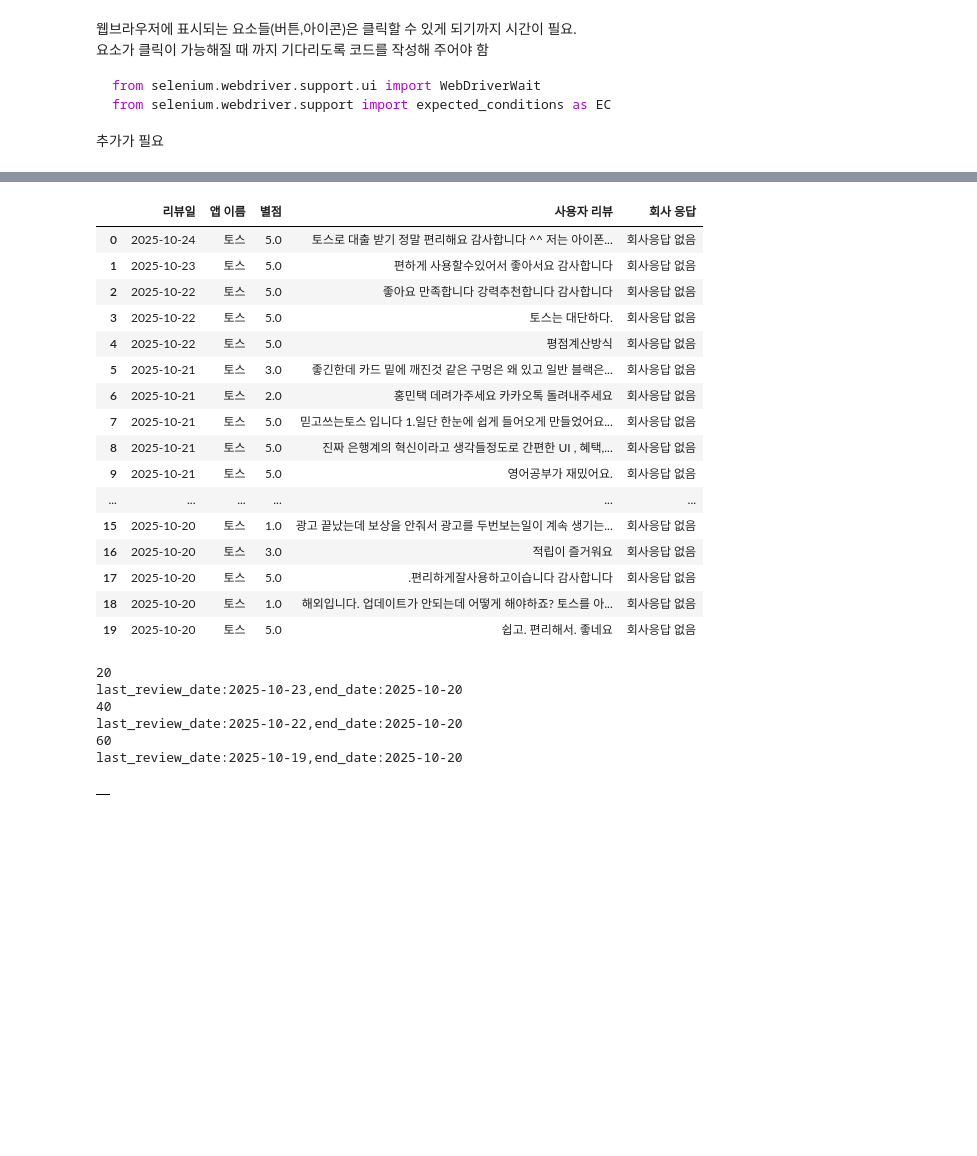
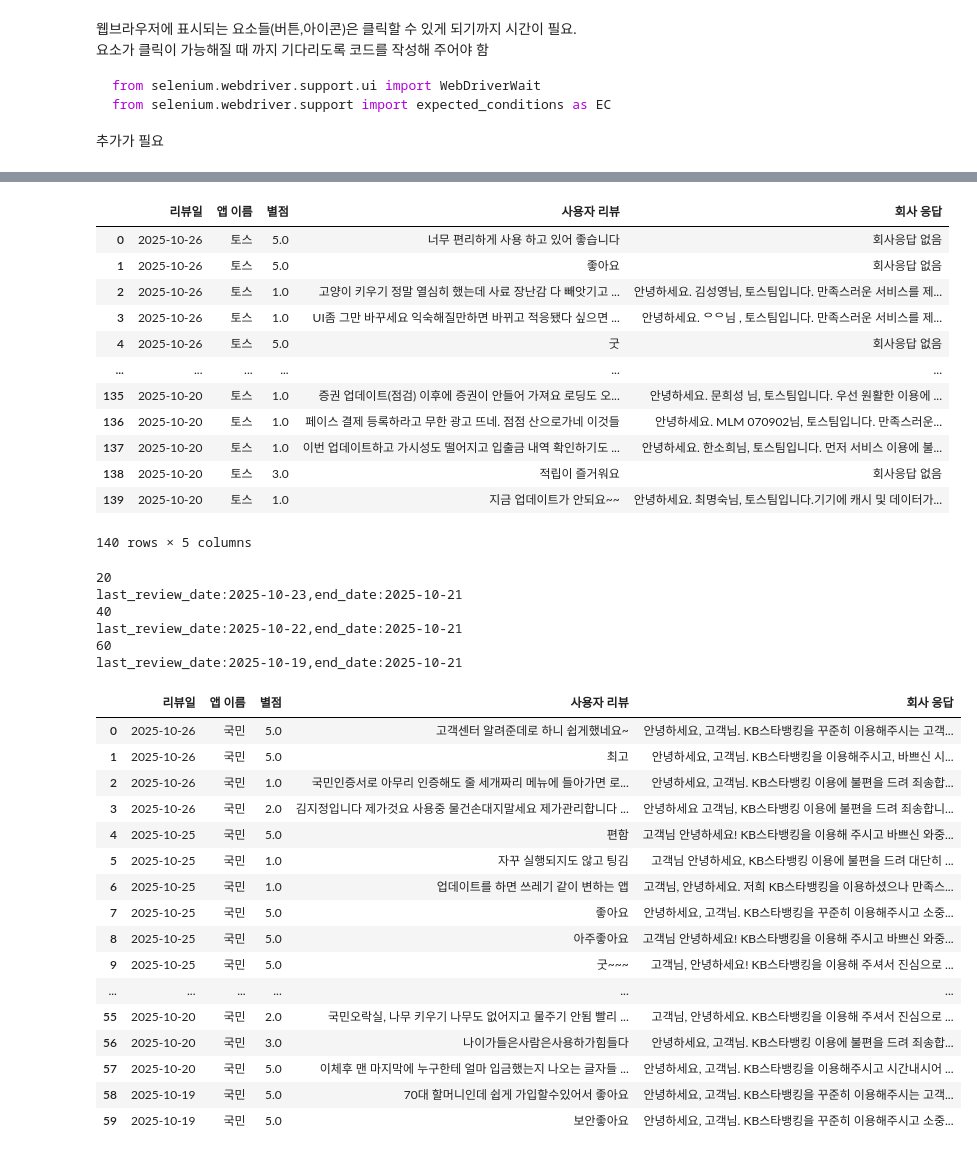
Before and after one commit to ShinJooHyeop/fintech3, a Jupyter notebook: 05datacsraping/13구글플레이금융앱리뷰추출하기.ipynb, the cells around one changed output, grey strips where cells are left out. Saved outputs shown, nothing was run; the diff lists cells and outputs as text; code cells hidden in the pictures; blank space fills up the shorter version.

```diff
--- a/05datacsraping/13구글플레이금융앱리뷰추출하기.ipynb
+++ b/05datacsraping/13구글플레이금융앱리뷰추출하기.ipynb
@@ -124,7 +127,7 @@ def app_teview_extractor(apps):
         options=options
         )
     #웹브라우저에서 url열기
-    driver.get(f"https://play.google.com/store/apps/details?id={id}")
+    driver.get(f"https://play.google.com/store/apps/details?id={app[1]}")
 
     # 요소가 실행 가능해질 때 까지 기다리기(기다리는 최대 시간)
     wait = WebDriverWait(driver,10)
@@ -184,20 +187,21 @@ def app_teview_extractor(apps):
 
         # 회사 응답
         try:
-            company_reply = review.find_element(By.CSS_SELECTOR, "ras4vb").text
+            company_reply = review.find_element(By.CSS_SELECTOR, ".ras4vb > div").get_attribute("innerHTML")
         except:
             company_reply = "회사응답 없음"
 
-            values = (review_date,app,rating,user_reviwe,company_reply)
-            for key,value in zip(cols,values):
-                result.setdefault(key,[]).append(value)
+        values = (review_date,apps[0],rating,user_reviwe,company_reply)
+        for key,value in zip(cols,values):
+            result.setdefault(key,[]).append(value)
 
+    driver.close()
     df = pd.DataFrame(result)
     return df
 # %%
-for app,id in apps.items():
+for app in apps.items():
     df = app_teview_extractor(app)
     display(df)
-    df.to_csv(f"./data/{app}_앱 리뷰 모음.csv",index = False , encoding = "utf-8-sig")
+    df.to_csv(f"./data/{app[0]}_앱 리뷰 모음.csv",index = False , encoding = "utf-8-sig")
 # %% [output]
 20
@@ -219,25 +221,37 @@ last_review_date:2025-10-19,end_date:2025-10-20
 |  | 리뷰일 | 앱 이름 | 별점 | 사용자 리뷰 | 회사 응답 |
-| 0 | 2025-10-24 | 토스 | 5.0 | 토스로 대출 받기 정말 편리해요 감사합니다 ^^ 저는 아이폰... | 회사응답 없음 |
-| 1 | 2025-10-23 | 토스 | 5.0 | 편하게 사용할수있어서 좋아서요 감사합니다 | 회사응답 없음 |
-| 2 | 2025-10-22 | 토스 | 5.0 | 좋아요 만족합니다 강력추천합니다 감사합니다 | 회사응답 없음 |
-| 3 | 2025-10-22 | 토스 | 5.0 | 토스는 대단하다. | 회사응답 없음 |
-| 4 | 2025-10-22 | 토스 | 5.0 | 평점계산방식 | 회사응답 없음 |
-| 5 | 2025-10-21 | 토스 | 3.0 | 좋긴한데 카드 밑에 깨진것 같은 구멍은 왜 있고 일반 블랙은... | 회사응답 없음 |
-| 6 | 2025-10-21 | 토스 | 2.0 | 홍민택 데려가주세요 카카오톡 돌려내주세요 | 회사응답 없음 |
-| 7 | 2025-10-21 | 토스 | 5.0 | 믿고쓰는토스 입니다 1.일단 한눈에 쉽게 들어오게 만들었어요... | 회사응답 없음 |
-| 8 | 2025-10-21 | 토스 | 5.0 | 진짜 은행계의 혁신이라고 생각들정도로 간편한 UI , 혜택,... | 회사응답 없음 |
-| 9 | 2025-10-21 | 토스 | 5.0 | 영어공부가 재밌어요. | 회사응답 없음 |
+| 0 | 2025-10-26 | 토스 | 5.0 | 너무 편리하게 사용 하고 있어 좋습니다 | 회사응답 없음 |
+| 1 | 2025-10-26 | 토스 | 5.0 | 좋아요 | 회사응답 없음 |
+| 2 | 2025-10-26 | 토스 | 1.0 | 고양이 키우기 정말 열심히 했는데 사료 장난감 다 빼앗기고 ... | 안녕하세요. 김성영님, 토스팀입니다. 만족스러운 서비스를 제... |
+| 3 | 2025-10-26 | 토스 | 1.0 | UI좀 그만 바꾸세요 익숙해질만하면 바뀌고 적응됐다 싶으면 ... | 안녕하세요. ᄋᄋ님 , 토스팀입니다. 만족스러운 서비스를 제... |
+| 4 | 2025-10-26 | 토스 | 5.0 | 굿 | 회사응답 없음 |
 | ... | ... | ... | ... | ... | ... |
-| 15 | 2025-10-20 | 토스 | 1.0 | 광고 끝났는데 보상을 안줘서 광고를 두번보는일이 계속 생기는... | 회사응답 없음 |
-| 16 | 2025-10-20 | 토스 | 3.0 | 적립이 즐거워요 | 회사응답 없음 |
-| 17 | 2025-10-20 | 토스 | 5.0 | .편리하게잘사용하고이습니다 감사합니다 | 회사응답 없음 |
-| 18 | 2025-10-20 | 토스 | 1.0 | 해외입니다. 업데이트가 안되는데 어떻게 해야하죠? 토스를 아... | 회사응답 없음 |
-| 19 | 2025-10-20 | 토스 | 5.0 | 쉽고. 편리해서. 좋네요 | 회사응답 없음 |
+| 135 | 2025-10-20 | 토스 | 1.0 | 증권 업데이트(점검) 이후에 증권이 안들어 가져요 로딩도 오... | 안녕하세요. 문희성 님, 토스팀입니다. 우선 원활한 이용에 ... |
+| 136 | 2025-10-20 | 토스 | 1.0 | 페이스 결제 등록하라고 무한 광고 뜨네. 점점 산으로가네 이것들 | 안녕하세요. MLM 070902님, 토스팀입니다. 만족스러운... |
+| 137 | 2025-10-20 | 토스 | 1.0 | 이번 업데이트하고 가시성도 떨어지고 입출금 내역 확인하기도 ... | 안녕하세요. 한소희님, 토스팀입니다. 먼저 서비스 이용에 불... |
+| 138 | 2025-10-20 | 토스 | 3.0 | 적립이 즐거워요 | 회사응답 없음 |
+| 139 | 2025-10-20 | 토스 | 1.0 | 지금 업데이트가 안되요~~ | 안녕하세요. 최명숙님, 토스팀입니다.기기에 캐시 및 데이터가... |
-20
-last_review_date:2025-10-23,end_date:2025-10-20
-40
-last_review_date:2025-10-22,end_date:2025-10-20
-60
-last_review_date:2025-10-19,end_date:2025-10-20
+140 rows × 5 columns
+20
+last_review_date:2025-10-23,end_date:2025-10-21
+40
+last_review_date:2025-10-22,end_date:2025-10-21
+60
+last_review_date:2025-10-19,end_date:2025-10-21
-|  |
+|  | 리뷰일 | 앱 이름 | 별점 | 사용자 리뷰 | 회사 응답 |
+| 0 | 2025-10-26 | 국민 | 5.0 | 고객센터 알려준데로 하니 쉽게했네요~ | 안녕하세요, 고객님. KB스타뱅킹을 꾸준히 이용해주시는 고객... |
+| 1 | 2025-10-26 | 국민 | 5.0 | 최고 | 안녕하세요, 고객님. KB스타뱅킹을 이용해주시고, 바쁘신 시... |
+| 2 | 2025-10-26 | 국민 | 1.0 | 국민인증서로 아무리 인증해도 줄 세개짜리 메뉴에 들아가면 로... | 안녕하세요, 고객님. KB스타뱅킹 이용에 불편을 드려 죄송합... |
+| 3 | 2025-10-26 | 국민 | 2.0 | 김지정입니다 제가것요 사용중 물건손대지말세요 제가관리합니다 ... | 안녕하세요 고객님, KB스타뱅킹 이용에 불편을 드려 죄송합니... |
+| 4 | 2025-10-25 | 국민 | 5.0 | 편함 | 고객님 안녕하세요! KB스타뱅킹을 이용해 주시고 바쁘신 와중... |
+| 5 | 2025-10-25 | 국민 | 1.0 | 자꾸 실행되지도 않고 팅김 | 고객님 안녕하세요, KB스타뱅킹 이용에 불편을 드려 대단히 ... |
+| 6 | 2025-10-25 | 국민 | 1.0 | 업데이트를 하면 쓰레기 같이 변하는 앱 | 고객님, 안녕하세요. 저희 KB스타뱅킹을 이용하셨으나 만족스... |
+| 7 | 2025-10-25 | 국민 | 5.0 | 좋아요 | 안녕하세요, 고객님. KB스타뱅킹을 꾸준히 이용해주시고 소중... |
+| 8 | 2025-10-25 | 국민 | 5.0 | 아주좋아요 | 고객님 안녕하세요! KB스타뱅킹을 이용해 주시고 바쁘신 와중... |
+| 9 | 2025-10-25 | 국민 | 5.0 | 굿~~~ | 고객님, 안녕하세요! KB스타뱅킹을 이용해 주셔서 진심으로 ... |
+| ... | ... | ... | ... | ... | ... |
+| 55 | 2025-10-20 | 국민 | 2.0 | 국민오락실, 나무 키우기 나무도 없어지고 물주기 안됨 빨리 ... | 고객님, 안녕하세요. KB스타뱅킹을 이용해 주셔서 진심으로 ... |
+| 56 | 2025-10-20 | 국민 | 3.0 | 나이가들은사람은사용하가힘들다 | 안녕하세요, 고객님. KB스타뱅킹 이용에 불편을 드려 죄송합... |
+| 57 | 2025-10-20 | 국민 | 5.0 | 이체후 맨 마지막에 누구한테 얼마 입금했는지 나오는 글자들 ... | 안녕하세요, 고객님. KB스타뱅킹을 이용해주시고 시간내시어 ... |
+| 58 | 2025-10-19 | 국민 | 5.0 | 70대 할머니인데 쉽게 가입할수있어서 좋아요 | 안녕하세요, 고객님. KB스타뱅킹을 꾸준히 이용해주시는 고객... |
+| 59 | 2025-10-19 | 국민 | 5.0 | 보안좋아요 | 안녕하세요, 고객님. KB스타뱅킹을 꾸준히 이용해주시고 소중... |
 |  | 리뷰일 | 앱 이름 | 별점 | 사용자 리뷰 | 회사 응답 |
```
Also changed, not shown: parts of 4 cells of this notebook, 8 other files.
